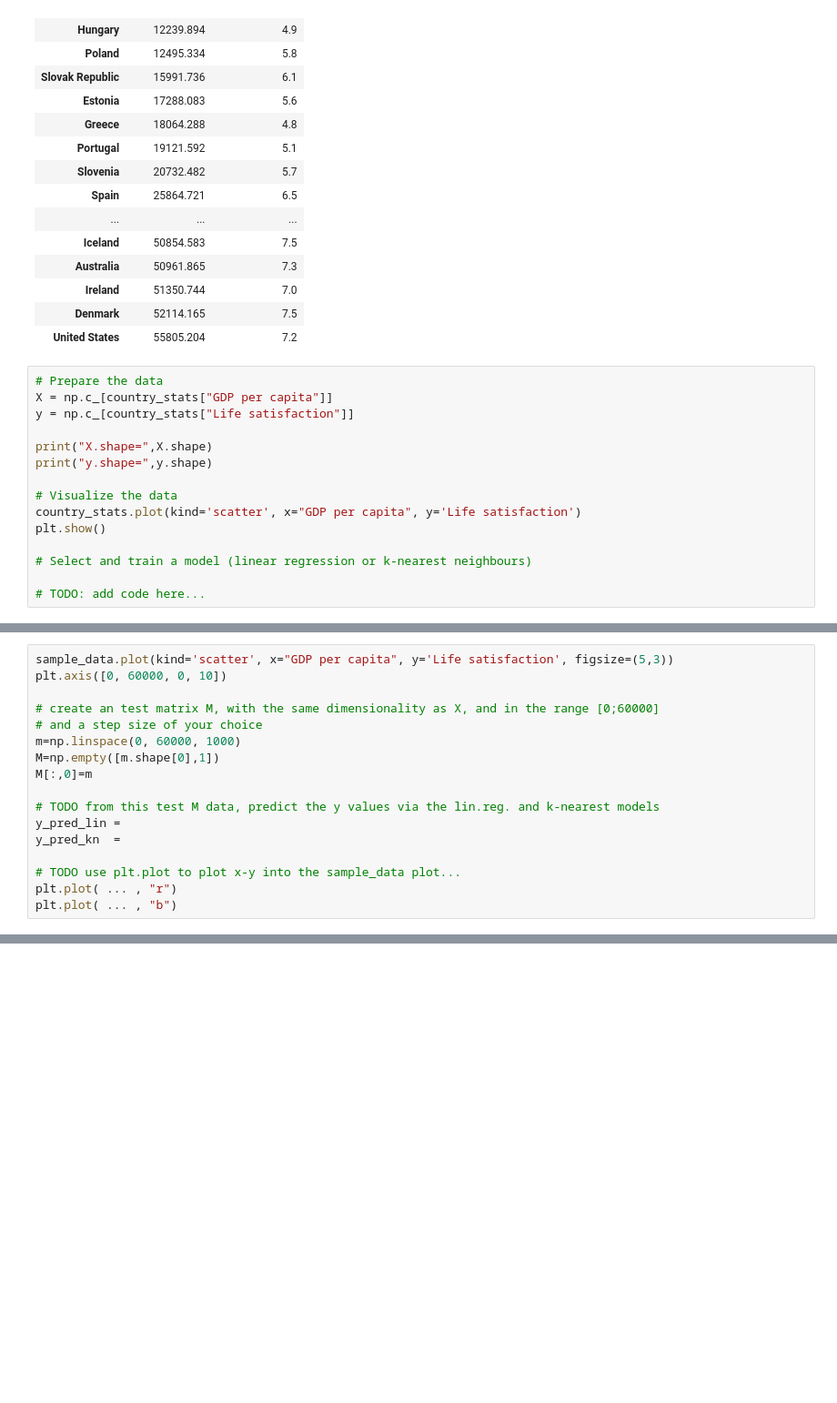
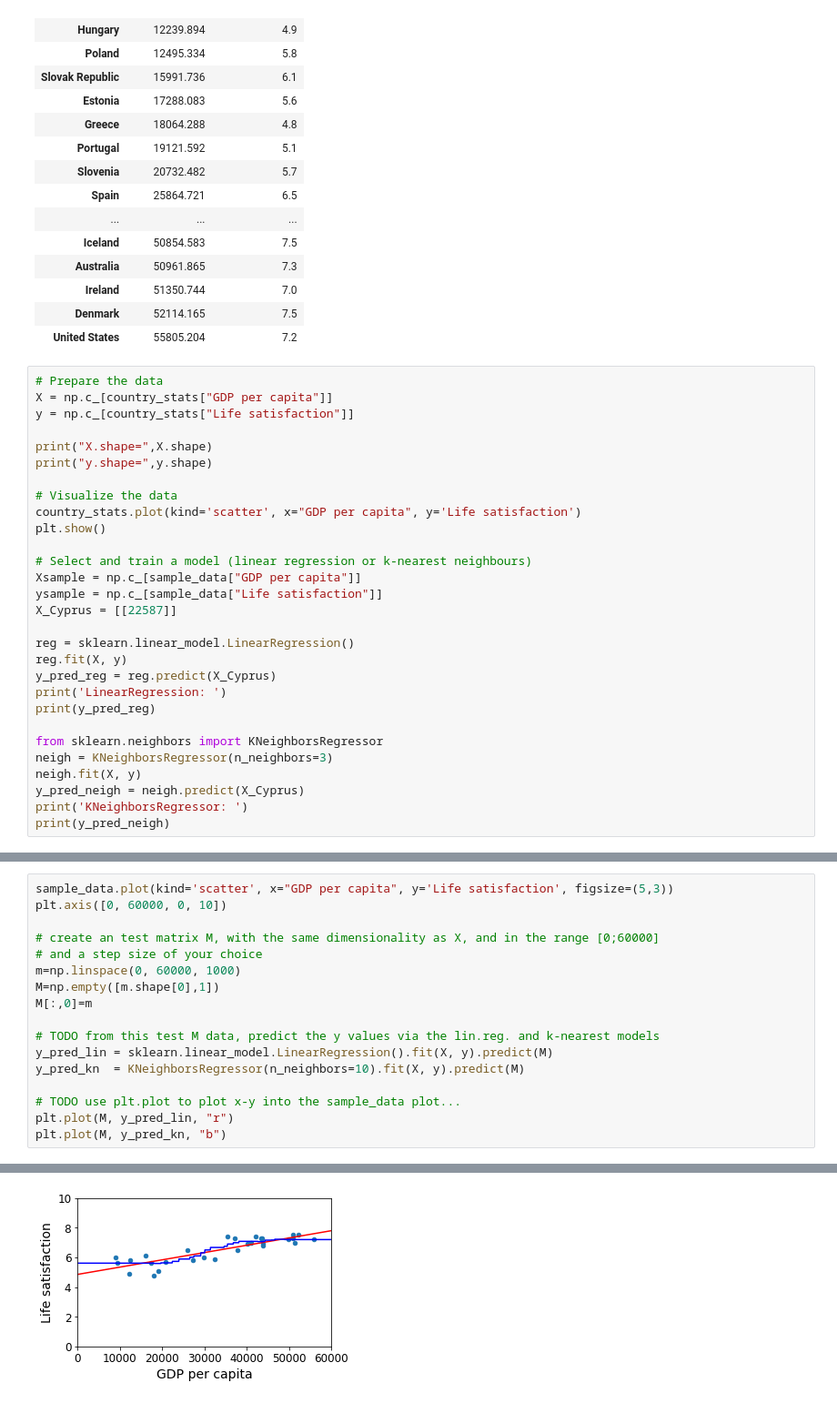
Before and after one commit to jeppestaerk/ITMAL, a Jupyter notebook: L01/intro.ipynb, the cells around one changed output, grey strips where cells are left out. Shown at 91% size. Cells and saved outputs as stored; diff of their text form; blank space fills up the shorter version.

```diff
--- a/L01/intro.ipynb
+++ b/L01/intro.ipynb
@@ -348,8 +352,22 @@ country_stats.plot(kind='scatter', x="GDP per capita", y='Life satisfaction')
 plt.show()
 
 # Select and train a model (linear regression or k-nearest neighbours)
+Xsample = np.c_[sample_data["GDP per capita"]]
+ysample = np.c_[sample_data["Life satisfaction"]]
+X_Cyprus = [[22587]]
 
-# TODO: add code here...
+reg = sklearn.linear_model.LinearRegression()
+reg.fit(X, y)
+y_pred_reg = reg.predict(X_Cyprus)
+print('LinearRegression: ')
+print(y_pred_reg)
+
+from sklearn.neighbors import KNeighborsRegressor
+neigh = KNeighborsRegressor(n_neighbors=3)
+neigh.fit(X, y)
+y_pred_neigh = neigh.predict(X_Cyprus)
+print('KNeighborsRegressor: ')
+print(y_pred_neigh)
 # %% [output]
 X.shape= (29, 1)
 y.shape= (29, 1)
@@ -379,10 +401,10 @@ M=np.empty([m.shape[0],1])
 M[:,0]=m
 
 # TODO from this test M data, predict the y values via the lin.reg. and k-nearest models
-y_pred_lin =
-y_pred_kn  =
+y_pred_lin = sklearn.linear_model.LinearRegression().fit(X, y).predict(M)
+y_pred_kn  = KNeighborsRegressor(n_neighbors=10).fit(X, y).predict(M)
 
 # TODO use plt.plot to plot x-y into the sample_data plot...
-plt.plot( ... , "r")
-plt.plot( ... , "b")
+plt.plot(M, y_pred_lin, "r")
+plt.plot(M, y_pred_kn, "b")
 # %% [output]
@@ -389,0 +412 @@ SyntaxError: invalid syntax (<ipython-input-10-47e5ee07a588>, line 11)
+[figure, added]
```
Also changed, not shown: parts of 4 cells of this notebook, 1 other file.
